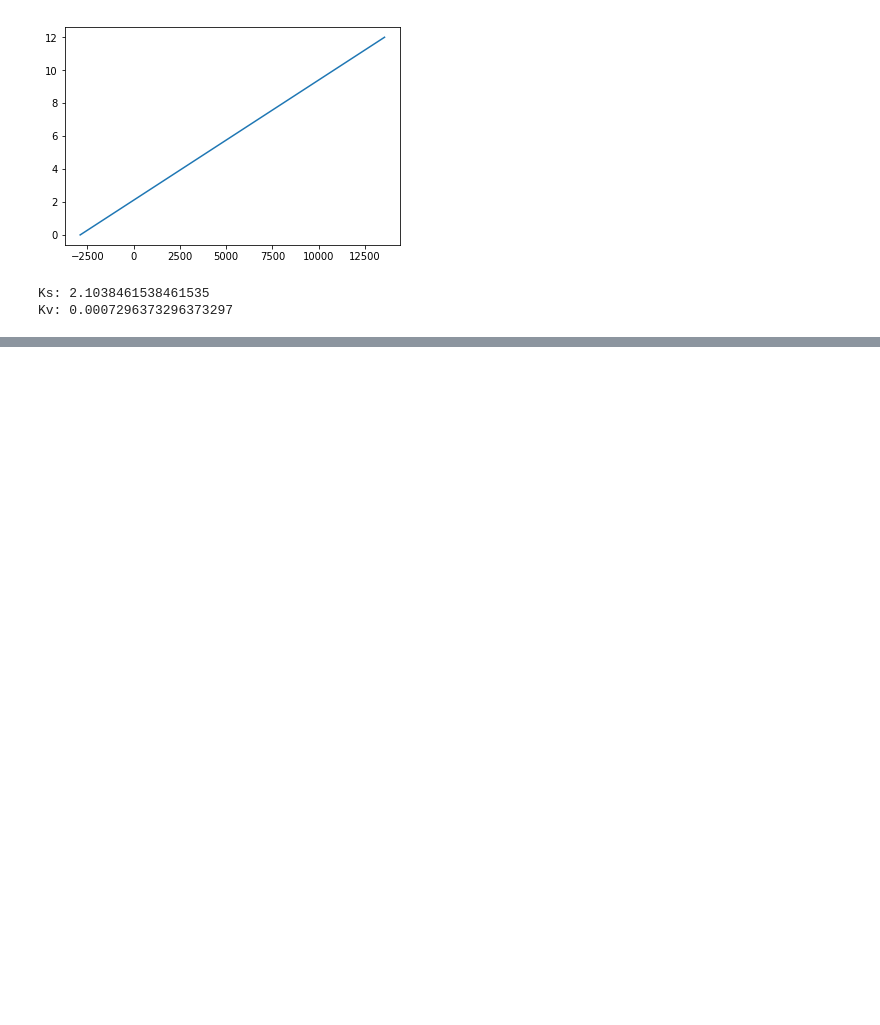
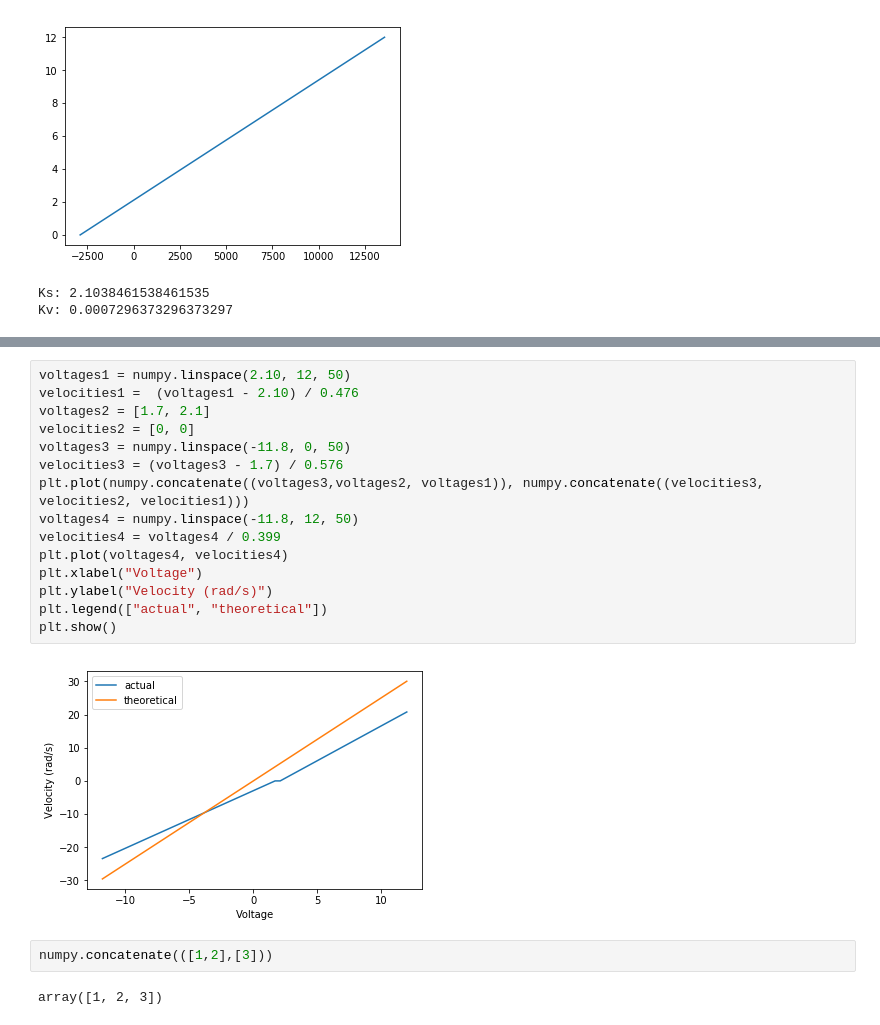
Before and after one commit to frc3223/robot2018, a Jupyter notebook: data/datapull1/elevator-characterization.ipynb, the cells around one changed output, grey strips where cells are left out. Saved outputs shown, nothing was run; the diff lists cells and outputs as text; blank space fills up the shorter version.

```diff
--- a/data/datapull1/elevator-characterization.ipynb
+++ b/data/datapull1/elevator-characterization.ipynb
@@ -120 +128,22 @@ Ks: -1.7000000000000046
 Kv: 0.0008888888888888891
+# %%
+voltages1 = numpy.linspace(2.10, 12, 50)
+velocities1 =  (voltages1 - 2.10) / 0.476
+voltages2 = [1.7, 2.1]
+velocities2 = [0, 0]
+voltages3 = numpy.linspace(-11.8, 0, 50)
+velocities3 = (voltages3 - 1.7) / 0.576
+plt.plot(numpy.concatenate((voltages3,voltages2, voltages1)), numpy.concatenate((velocities3, velocities2, velocities1)))
+voltages4 = numpy.linspace(-11.8, 12, 50)
+velocities4 = voltages4 / 0.399
+plt.plot(voltages4, velocities4)
+plt.xlabel("Voltage")
+plt.ylabel("Velocity (rad/s)")
+plt.legend(["actual", "theoretical"])
+plt.show()
+# %% [output]
+[figure, added]
+# %%
+numpy.concatenate(([1,2],[3]))
+# %% [output]
+array([1, 2, 3])
```
Also changed, not shown: parts of 9 cells of this notebook, 1 other file.
